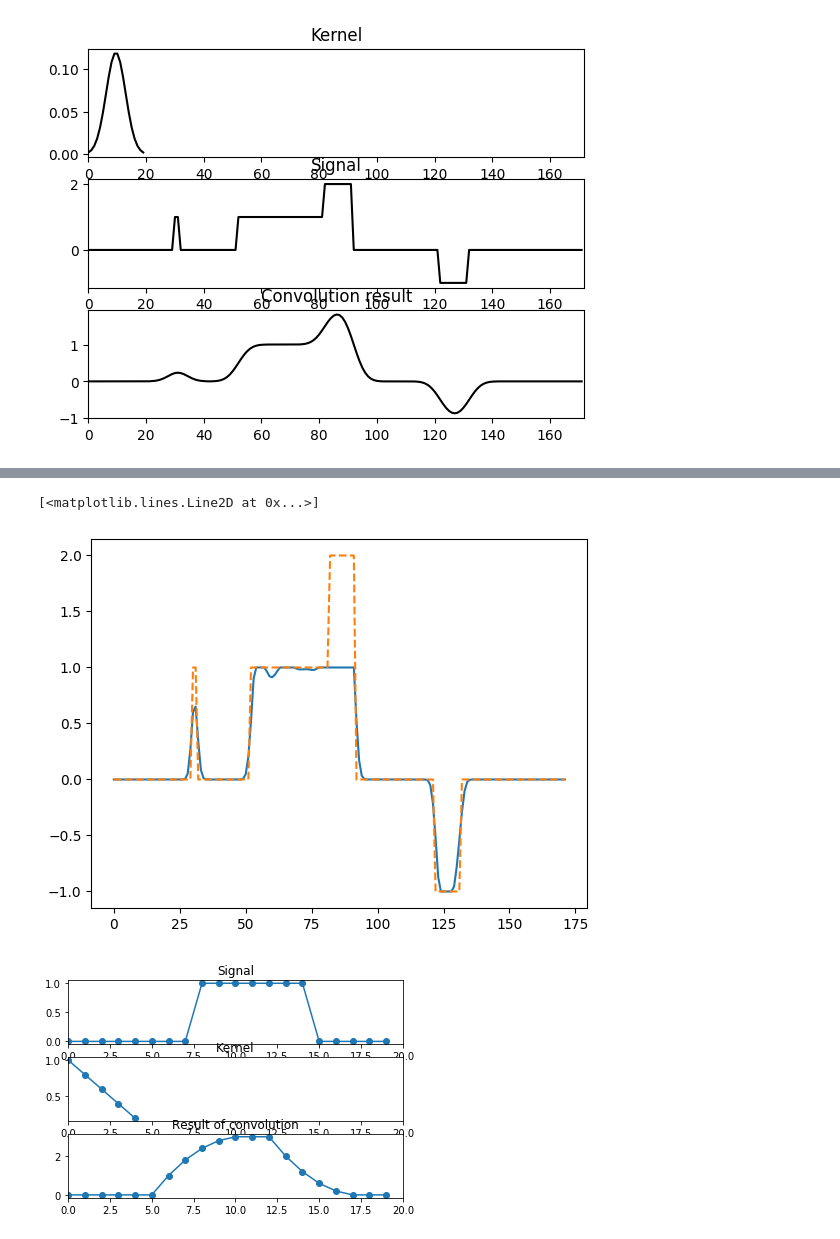
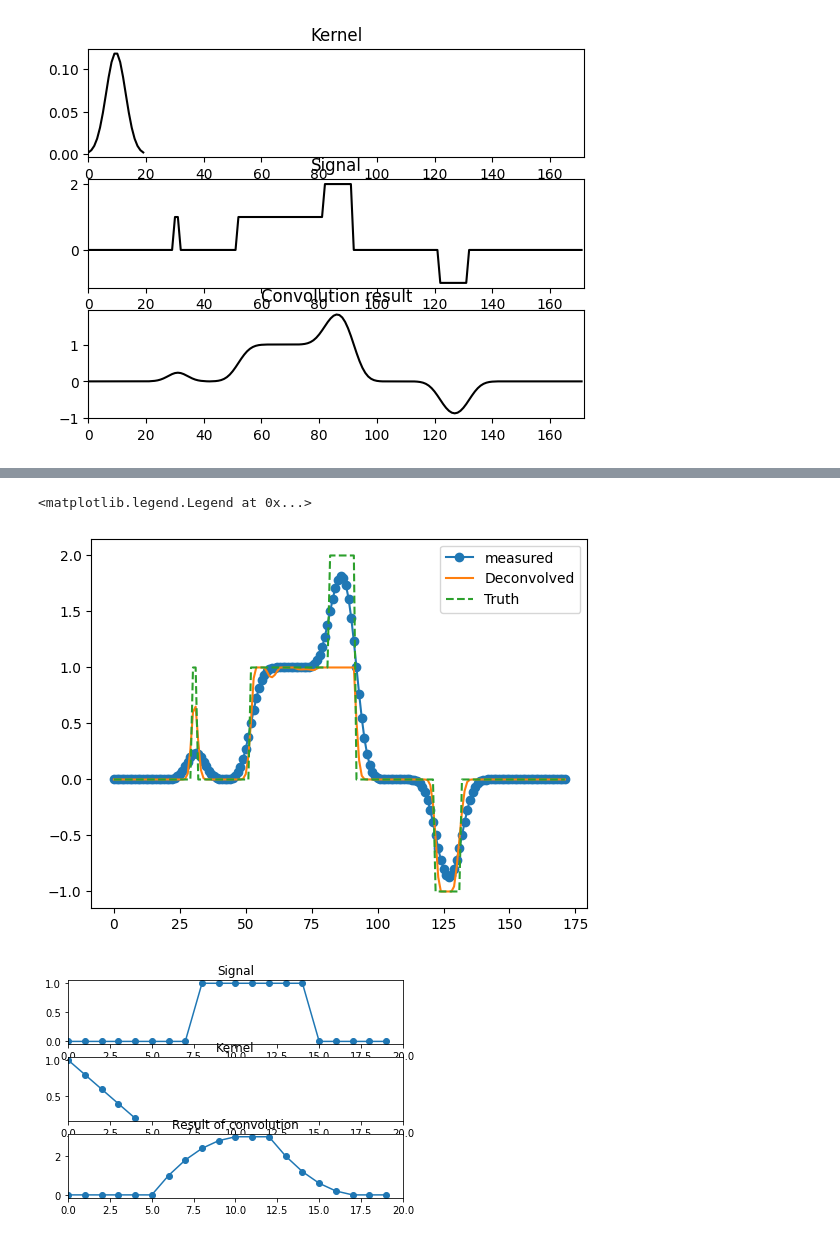
Before and after one commit to scott-huberty/SignalProcessing, a Jupyter notebook: convolution/sigprocMXC_convolution.ipynb, the cells around one changed output, grey strips where cells are left out. Cells and saved outputs as stored; diff of their text form; code cells hidden in the pictures.

```diff
--- a/convolution/sigprocMXC_convolution.ipynb
+++ b/convolution/sigprocMXC_convolution.ipynb
@@ -99,12 +107,14 @@ plt.plot(times,signal2, linestyle="-", marker="o")
 # %%
 import skimage
-signal_hat = skimage.restoration.richardson_lucy(signal2, kernel)
+fit = skimage.restoration.richardson_lucy(signal2, kernel)
-# %%
-plt.plot(signal_hat)
-plt.plot(signal1, linestyle="--")
-# %% [output]
-[<matplotlib.lines.Line2D at 0x...>]
-[figure, removed]
+# %%
+plt.plot(signal2, linestyle="-", marker="o", label="measured")
+plt.plot(fit, label="Deconvolved")
+plt.plot(signal1, linestyle="--", label="Truth")
+plt.legend()
+# %% [output]
+<matplotlib.legend.Legend at 0x...>
+[figure, added]
 # %%
 ## in a bit more detail
 
```
Also changed, not shown: parts of 6 cells of this notebook.
